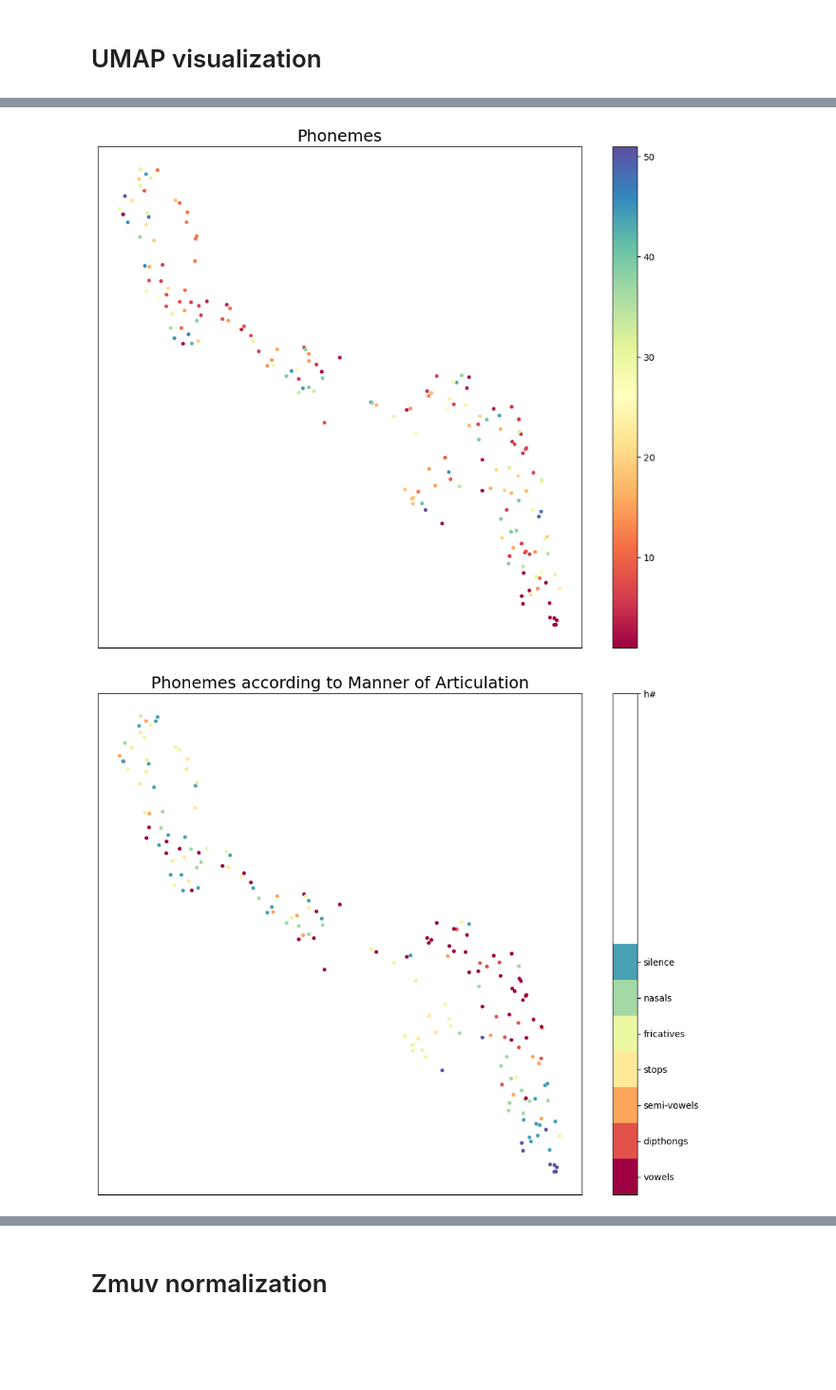
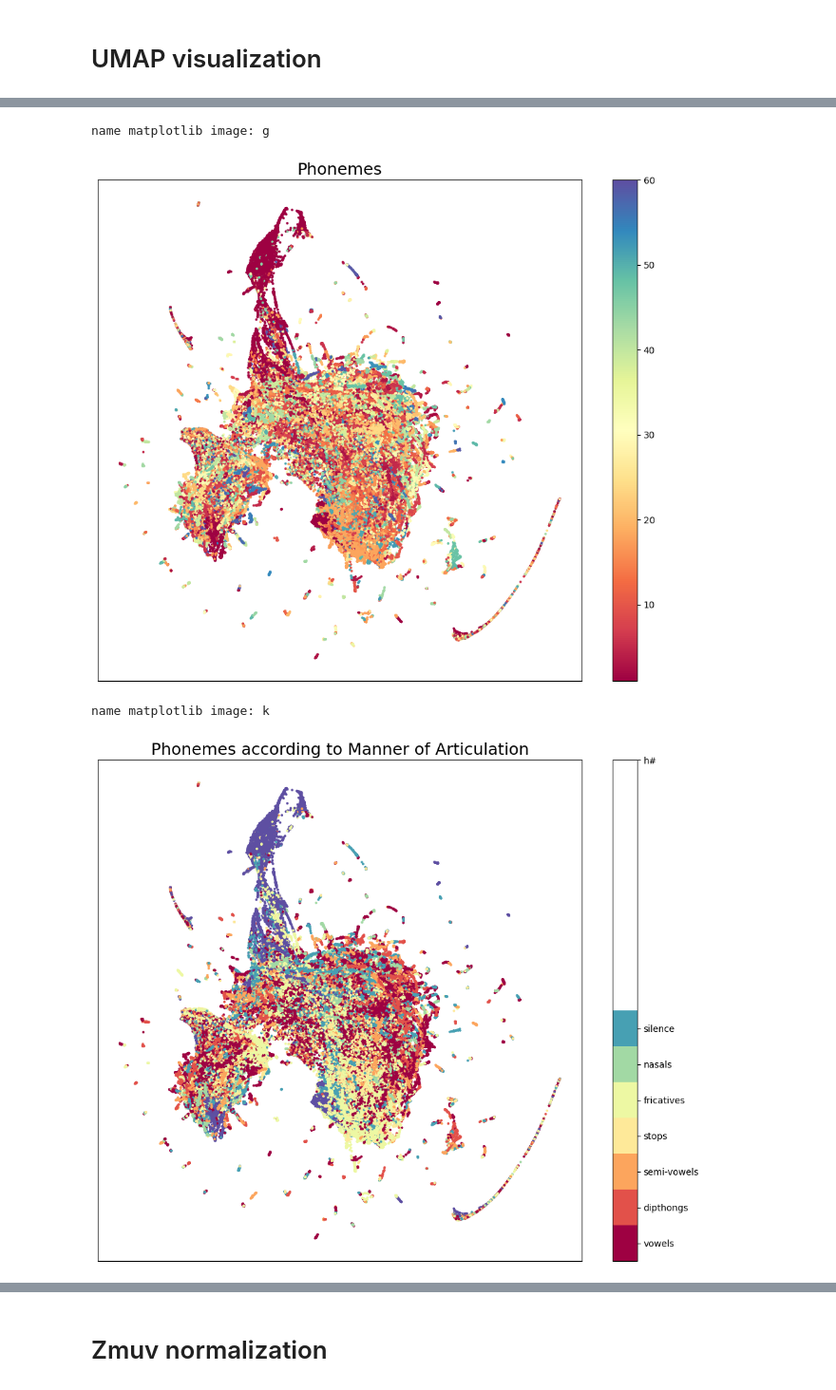
Before and after one commit to SasheO/DukeREU, a Jupyter notebook: Task 3 - zmuv.ipynb, the cells around one changed output, grey strips where cells are left out. Shown at 95% size. Drawn from its saved outputs; the diff is of its cells as text; code cells hidden in the pictures; blank space fills up the shorter version.

```diff
--- a/Task 3 - zmuv.ipynb
+++ b/Task 3 - zmuv.ipynb
@@ -241,0 +72,4 @@ sum([len(x) for x,y in manner_of_articulation_map.items()])
+# %%
+f = open('saved_variables/files_searching.txt', "r")
+files_searching = [x.strip() for x in f.readlines()]
+f.close()
@@ -283,6 +121,6 @@ def get_phonemes_from_single_file(filename, intended_phoneme_feature_matrix_leng
     return output_dictionary
 # %%
 # testing above function
-filename = 'Y:\\personal\\ojuba.mezisashe\\timit_dp_test_extract_features\\TRAIN\\DR1\\FCJF0\\SI1027.TXT'
-_ = get_phonemes_from_single_file(filename, weighted_average_phoneme_length)
+print(TEST_FILE)
+_ = get_phonemes_from_single_file(TEST_FILE)
 # _ = get_phonemes_from_single_file(filename, 100) # edge case test
@@ -335,5 +180,5 @@ def get_features_from_files(files_searching, weighted_average_phoneme_length, no
 # %%
-def plot_umap(features_rolled_out, phonemes_from, weighted_average_phoneme_length, colour_map=None, colour_map_name=None):
+def plot_umap(features_rolled_out, phonemes_from, colour_map=None, colour_map_name=None):
 
     '''
     colour_map (dict): maps label of phoneme classification groups to a set/list of phonemes in that group. for example, the manner of articulation colour_map (from https://ieeexplore.ieee.org/stamp/stamp.jsp?tp=&arnumber=4100697) would be {"vowels":{"iy","ih", 'eh', 'ae', 'aa', 'ah', 'ao', 'uh', 'uw', 'ux', 'ax', 'ax-h', 'ix'},                             "dipthongs":{'ey', 'aw', 'ay', 'oy', 'ow'},"semi-vowels": {'l', 'el', 'r', 'w', 'y', 'er', 'axr'},"stops": {'b', 'd', 'g', 'p', 't', 'k', 'jh', 'ch'},"fricatives": {'s', 'sh', 'z', 'zh', 'f', 'th', 'v', 'dh', 'hh', 'hv'},"nasals": {'m', 'em', 'n', 'nx', 'ng', 'eng', 'en'},"silence": {'dx', 'bcl', 'dcl', 'gcl', 'pcl', 'tcl', 'kcl', 'h', 'pau', 'epi', 'q'},"h#": {"h#"}}
@@ -349,6 +194,12 @@ def plot_umap(features_rolled_out, phonemes_from, weighted_average_phoneme_lengt
     # if issues, may be due to nan values. think how to deal with sparse data? maybe cut off at some point.
     fig, ax = plt.subplots(figsize=(12, 10))
     colors = phonemes_from
+    if len(colors) < 5000:
+        s = 10
+    elif len(colors) < 100000:
+        s=3
+    else:
+        s =1
 
     if colour_map:
         number_to_phoneme = {}
@@ -371,12 +222,17 @@ def plot_umap(features_rolled_out, phonemes_from, weighted_average_phoneme_lengt
                 print(phoneme)
         colors = phonemes_from_colour_coded
 
-    plt.scatter(embedding[:, 0], embedding[:, 1], c=colors, cmap="Spectral", s=10)
+    plt.scatter(embedding[:, 0], embedding[:, 1], c=colors, cmap="Spectral", s=s)
     plt.setp(ax, xticks=[], yticks=[])
     plt.title("Phonemes", fontsize=18)
 
     if colour_map:
-        plt.colorbar(boundaries=np.arange(len(set(colors)))-0.5).set_ticks(ticks=np.arange(len(set(colors))), labels=list(colour_map.keys())) #+["other"])
+        try:
+            plt.colorbar(boundaries=np.arange(len(set(colors)))-0.5).set_ticks(ticks=np.arange(len(set(colors))), labels=list(colour_map.keys())) #+["other"])
+        except:
+            m=plt.colorbar(boundaries=np.arange(len(set(colors)))-0.5)
+            m.set_ticks(ticks=np.arange(len(set(colors)))) #+["other"])
+            m.set_ticklabels(list(colour_map.keys()))
         if colour_map_name:
             plt.title("Phonemes according to "+ colour_map_name, fontsize=18)
     else:
@@ -386,4 +242,4 @@ def plot_umap(features_rolled_out, phonemes_from, weighted_average_phoneme_lengt
     plt.savefig(input("name matplotlib image: ")+".png")
 # %%
 # tests not normalized (both each phoneme and moa phoneme grouping visualized)
-features_rolled_out, phonemes_from,phoneme_to_number = get_features_from_files(files_searching, weighted_average_phoneme_length)
+features_rolled_out, phonemes_from, phoneme_to_number = get_features_from_files(files_searching)
@@ -390,16 +252,10 @@ features_rolled_out, phonemes_from,phoneme_to_number = get_features_from_files(f
 # %%
-plot_umap(features_rolled_out, phonemes_from, weighted_average_phoneme_length)
+plot_umap(features_rolled_out, phonemes_from)
 # %% [output]
+name matplotlib image: g
-[figure, old version]
+[figure, new version]
 # %%
-manner_of_articulation_map = {"vowels":{"iy","ih", 'eh', 'ae', 'aa', 'ah', 'ao', 'uh', 'uw', 'ux', 'ax', 'ax-h', 'ix'},
-                             "dipthongs":{'ey', 'aw', 'ay', 'oy', 'ow'},
-                             "semi-vowels": {'l', 'el', 'r', 'w', 'y', 'er', 'axr'},
-                             "stops": {'b', 'd', 'g', 'p', 't', 'k', 'jh', 'ch'},
-                             "fricatives": {'s', 'sh', 'z', 'zh', 'f', 'th', 'v', 'dh', 'hh', 'hv'},
-                             "nasals": {'m', 'em', 'n', 'nx', 'ng', 'eng', 'en'},
-                             "silence": {'dx', 'bcl', 'dcl', 'gcl', 'pcl', 'tcl', 'kcl', 'h', 'pau', 'epi', 'q'},
-                             "h#": {"h#"}}
-plot_umap(features_rolled_out, phonemes_from, weighted_average_phoneme_length, manner_of_articulation_map, "Manner of Articulation")
+plot_umap(features_rolled_out, phonemes_from, manner_of_articulation_map, "Manner of Articulation")
 # %% [output]
+name matplotlib image: k
-[figure, old version]
+[figure, new version]
```
Also changed, not shown: parts of 49 cells of this notebook.
